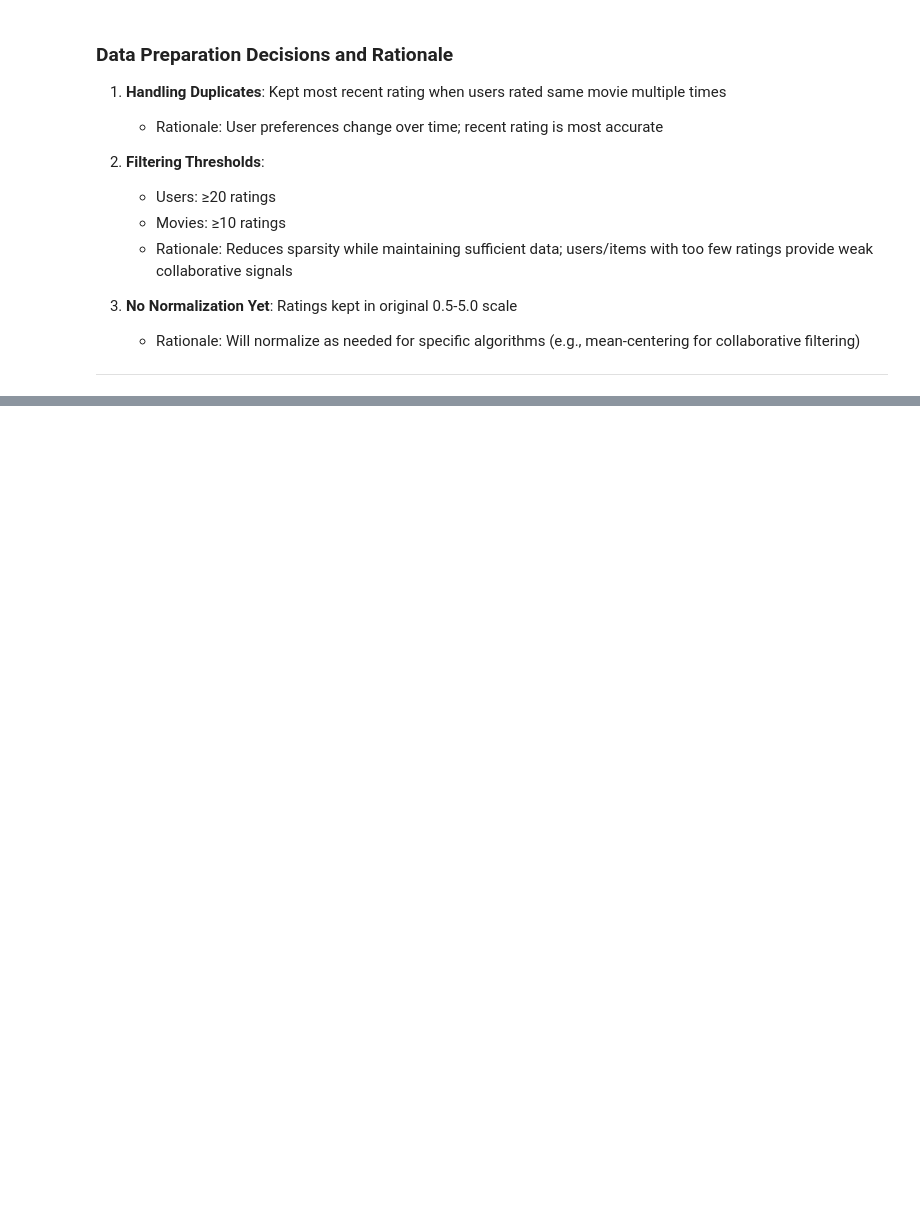
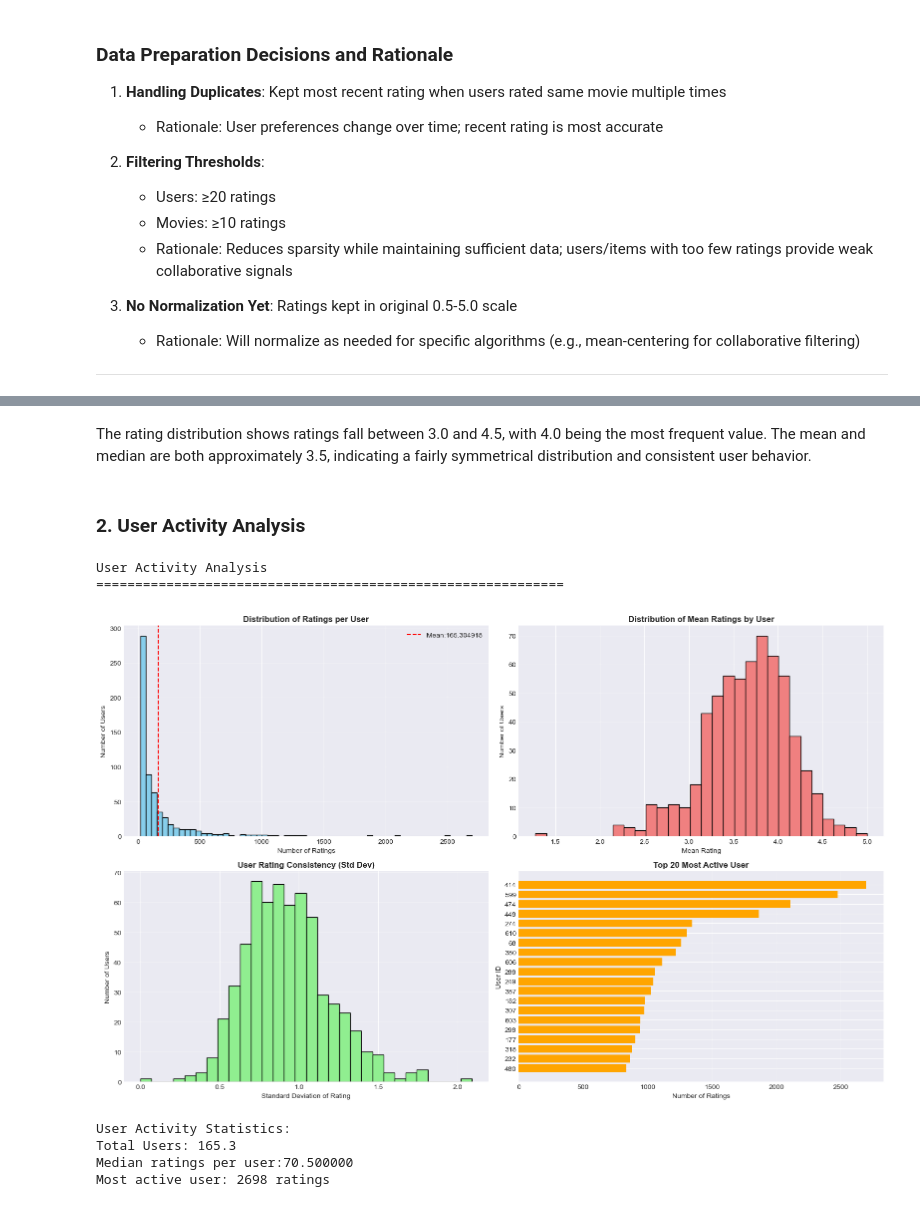
Before and after one commit to mwendemichelle4-dev/Movies-Recommendation-System, a Jupyter notebook: Movie recommendation system.ipynb, the cells around one changed output, grey strips where cells are left out. Cells and saved outputs as stored; diff of their text form; code cells hidden in the pictures; blank space fills up the shorter version.

```diff
--- a/Movie recommendation system.ipynb
+++ b/Movie recommendation system.ipynb
@@ -508,0 +553,65 @@ Sparsity: 94.14%
+# %% [markdown]
+The rating distribution shows ratings fall between 3.0 and 4.5, with 4.0 being the most frequent value. The mean and median are both approximately 3.5, indicating a fairly symmetrical distribution and consistent user behavior.
+# %% [markdown]
+### 2.  User Activity Analysis
+# %%
+# User Activity Analysis
+print("\nUser Activity Analysis")
+print("=" * 60)
+
+user_activity = ratings.groupby('userId').agg({
+    'rating': ['count', 'mean', 'std']
+}).reset_index()
+user_activity.columns = ['userId', 'num_ratings', 'movie_rating', 'std_rating']
+
+fig, axes = plt.subplots(2, 2, figsize=(16, 10))
+
+# Number of ratings per user
+axes[0,0].hist(user_activity['num_ratings'], bins=60, color='skyblue', edgecolor='black')
+axes[0,0].set_title('Distribution of Ratings per User', fontsize=12, fontweight='bold')
+axes[0,0].set_xlabel('Number of Ratings')
+axes[0,0].set_ylabel('Number of Users')
+axes[0,0].axvline(user_activity['num_ratings'].mean(), color='red', linestyle='--', label=f'Mean:{user_activity["num_ratings"].mean():0f}')
+axes[0,0].legend()
+axes[0,0].grid(axis='y', alpha=0.3)
+
+#Mean rating per user
+axes[0,1].hist(user_activity['movie_rating'], bins=30, color='lightcoral', edgecolor='black')
+axes[0,1].set_title('Distribution of Mean Ratings by User', fontsize=12, fontweight='bold')
+axes[0,1].set_xlabel('Mean Rating')
+axes[0,1].set_ylabel('Number of Users')
+axes[0,1].grid(axis='y', alpha=0.3)
+
+#Rating consistency (std dev)
+axes[1,0].hist(user_activity['std_rating'], bins=30, color='lightgreen', edgecolor='black')
+axes[1,0].set_title('User Rating Consistency (Std Dev)', fontsize=12, fontweight='bold')
+axes[1,0].set_xlabel('Standard Deviation of Rating')
+axes[1,0].set_ylabel('Number of Users')
+axes[1,0].grid(axis='y', alpha=0.3)
+
+# Top 20 most active users
+top_users = user_activity.nlargest(20, 'num_ratings')
+axes[1,1].barh(range(len(top_users)), top_users['num_ratings'], color='orange')
+axes[1,1].set_yticks(range(len(top_users)))
+axes[1,1].set_yticklabels(top_users['userId'])
+axes[1,1].set_title('Top 20 Most Active User', fontsize=12, fontweight= 'bold')
+axes[1,1].set_xlabel('Number of Ratings')
+axes[1,1].set_ylabel('User ID')
+axes[1,1].invert_yaxis()
+axes[1,1].grid(axis='x', alpha=0.3)
+
+plt.tight_layout()
+plt.show()
+
+print(f"\nUser Activity Statistics:")
+print(f"Total Users: {user_activity['num_ratings'].mean():.1f}")
+print(f"Median ratings per user:{user_activity['num_ratings'].median():1f}")
+print(f"Most active user: {user_activity['num_ratings'].max()} ratings")
+# %% [output]
+User Activity Analysis
+============================================================
+[figure, added]
+User Activity Statistics:
+Total Users: 165.3
+Median ratings per user:70.500000
+Most active user: 2698 ratings
```
Also changed, not shown: parts of 6 cells of this notebook.
